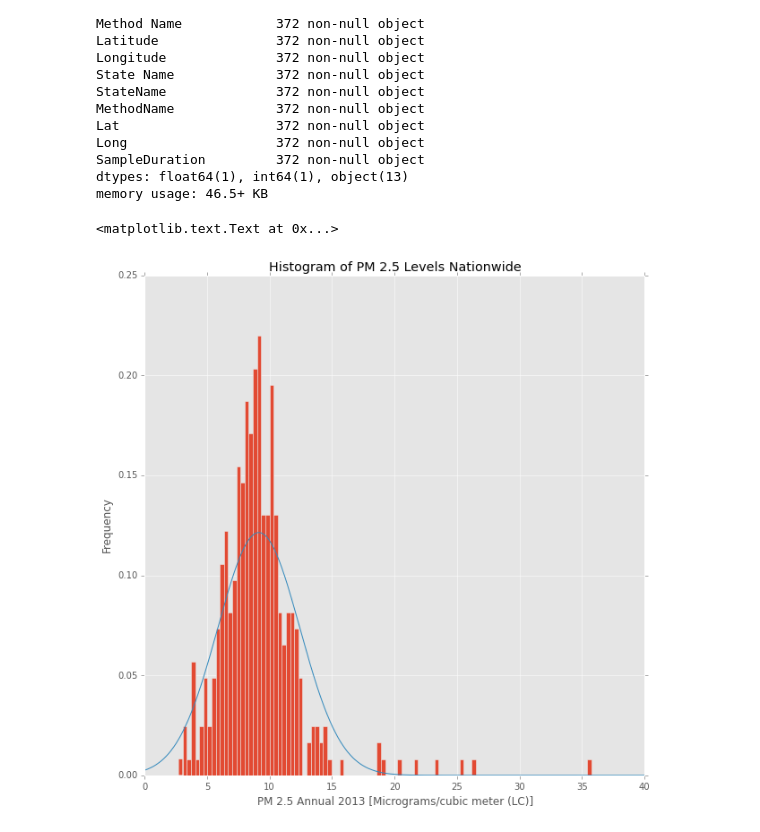
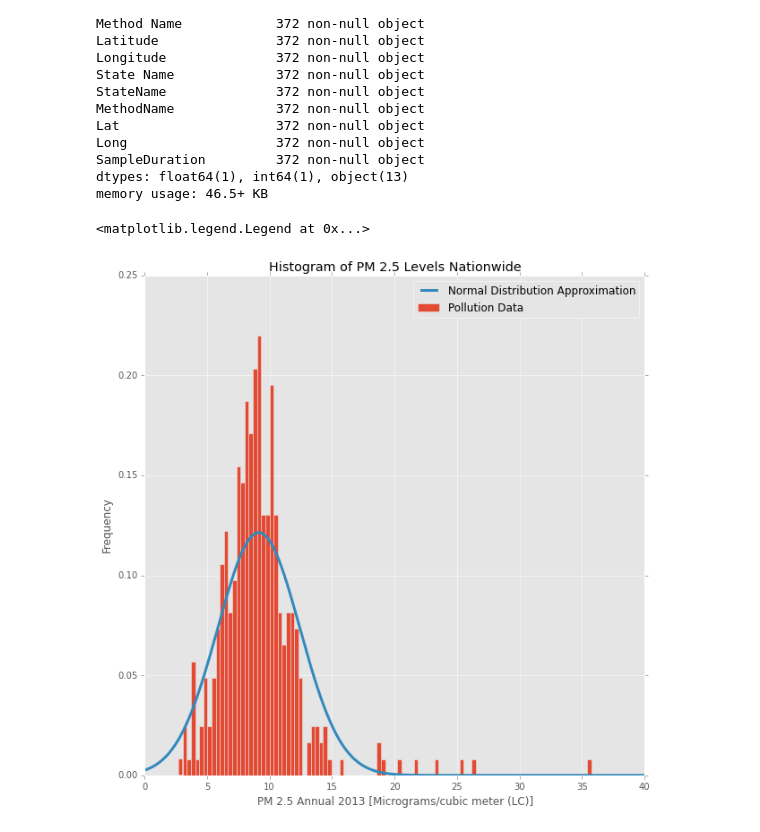
Before and after one commit to Diegosmiles/CUSP, a Jupyter notebook: ADS.ipynb, the cells around one changed output. Cells and saved outputs as stored; diff of their text form; code cells hidden in the pictures.

Commit message:
ADS project data wrangling part I

```diff
--- a/ADS.ipynb
+++ b/ADS.ipynb
@@ -164,14 +164,15 @@ memory usage: 46.5+ KB
 # %%
 pl.figure(figsize=(10,10))
 m, sd = stats.norm.fit(pivot_final['Arithmetic Mean'])
 x = np.linspace(0,40,1000)
 y = stats.norm.pdf(x, m, sd)
 
-bins, hist, patches = pl.hist(pivot_final['Arithmetic Mean'], bins=100, normed=True)
-pl.plot(x,y, linewi)
+bins, hist, patches = pl.hist(pivot_final['Arithmetic Mean'], bins=100, normed=True, label='Pollution Data')
+pl.plot(x,y, linewidth=3, label='Normal Distribution Approximation')
 pl.xlabel('PM 2.5 Annual 2013 [Micrograms/cubic meter (LC)]')
 pl.ylabel('Frequency')
 pl.title('Histogram of PM 2.5 Levels Nationwide')
+pl.legend()
 # %% [output]
-<matplotlib.text.Text at 0x...>
+<matplotlib.legend.Legend at 0x...>
-[figure, old version]
+[figure, new version]
```
